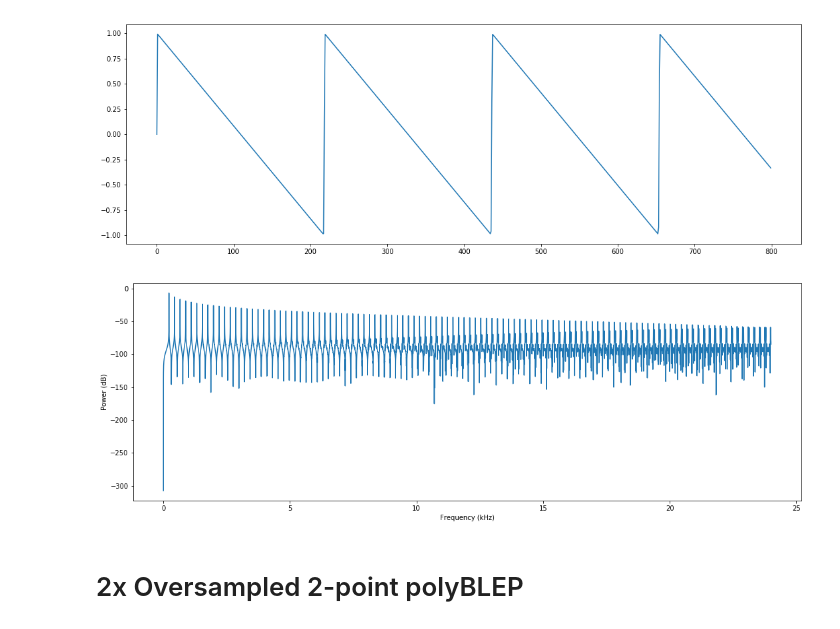
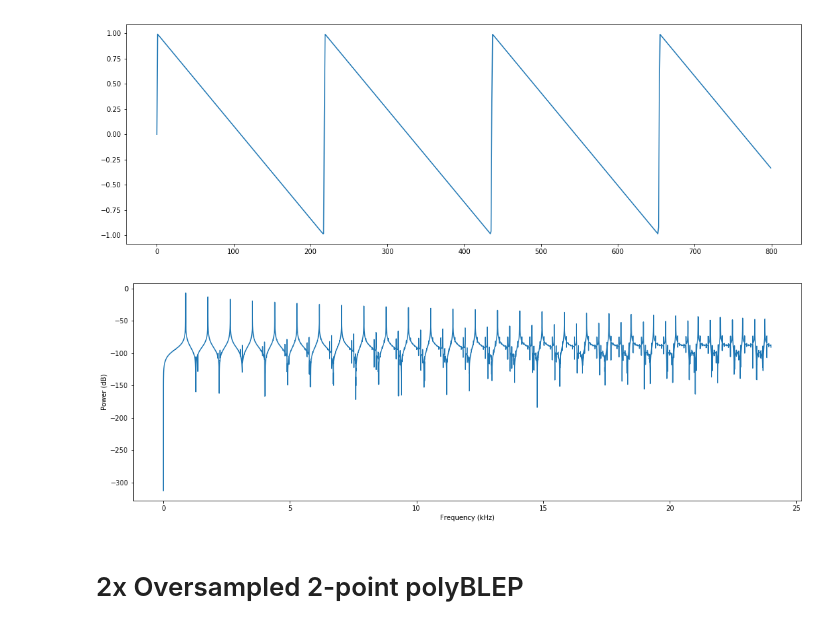
Before and after one commit to rknLA/pd-blosc, a Jupyter notebook: notebook/Polyblep.ipynb, the cells around one changed output. Saved outputs shown, nothing was run; the diff lists cells and outputs as text; code cells hidden in the pictures.

```diff
--- a/notebook/Polyblep.ipynb
+++ b/notebook/Polyblep.ipynb
@@ -92,9 +92,9 @@ plot(gen_polyblep_saw(220, sample_rate, 800))
 [<matplotlib.lines.Line2D at 0x...>]
 [figure]
 # %%
-plot_spectrum(gen_polyblep_saw(220, sample_rate, 48000), sample_rate)
+plot_spectrum(gen_polyblep_saw(880, sample_rate, 48000), sample_rate)
 # %% [output]
-[figure, old version]
+[figure, new version]
 # %% [markdown]
 # 2x Oversampled 2-point polyBLEP
 # %%
```
Also changed, not shown: parts of 5 cells of this notebook.
